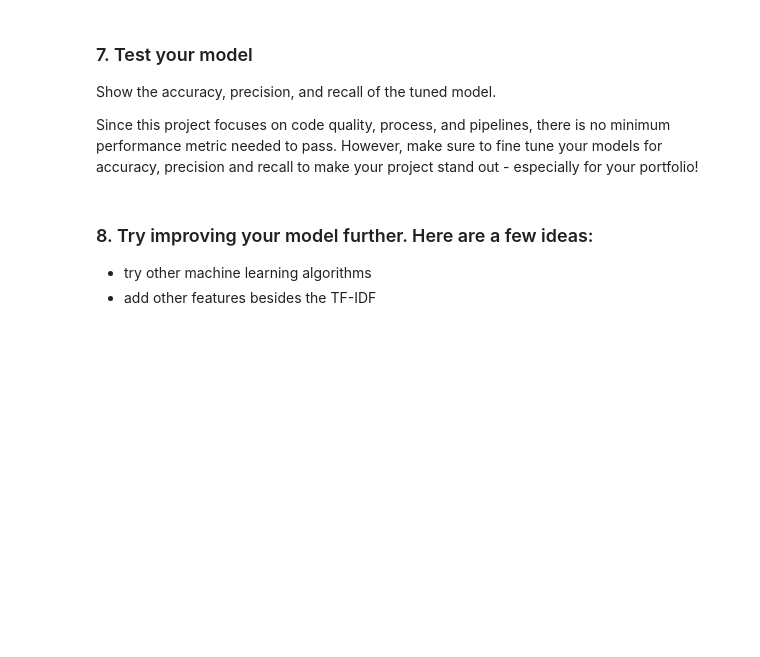
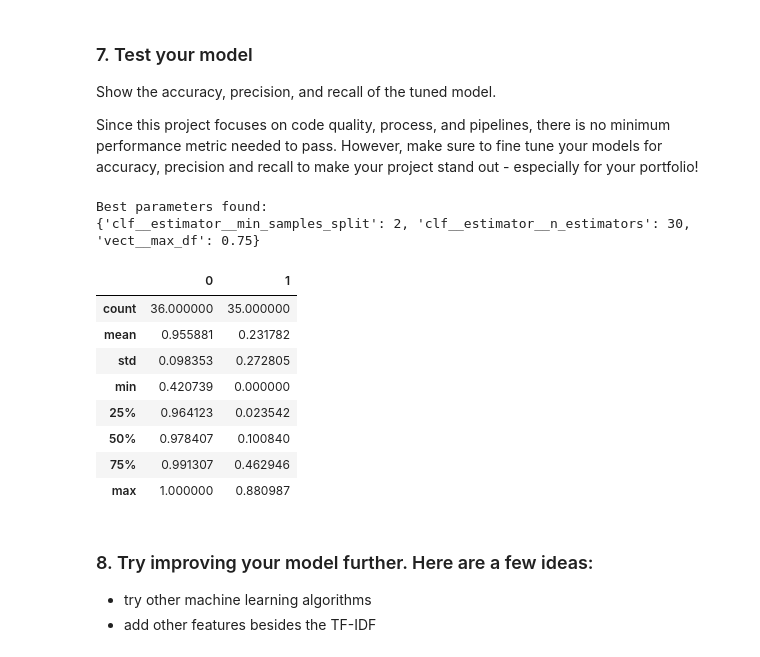
Before and after one commit to GinnCheng/Disaster-message-response, a Jupyter notebook: scripts/ML_Pipeline_Preparation.ipynb, the cells around one changed output. Cells and saved outputs as stored; diff of their text form; code cells hidden in the pictures; blank space fills up the shorter version.

```diff
--- a/scripts/ML_Pipeline_Preparation.ipynb
+++ b/scripts/ML_Pipeline_Preparation.ipynb
@@ -175,18 +146,9 @@ Use grid search to find better parameters.
 # %%
 parameters = {
     'vect__max_df': [0.75, 1.0],
-    'vect__max_features': [None, 5000],
-    'tfidf__use_idf': [True, False],
-    'clf__estimator__n_estimators': [50, 100],
+    'clf__estimator__n_estimators': [20, 30],
     'clf__estimator__min_samples_split': [2, 4]
 }
-cv = 2
+cv = 3
 grid_search = GridSearchCV(pipeline, param_grid=parameters, cv=cv, verbose=3, n_jobs=-1)
 grid_search.fit(X_train, y_train)
-
-# Print best parameters
-print("Best parameters found:")
-print(grid_search.best_params_)
-
-# Evaluate the model
-y_pred = grid_search.predict(X_test)
@@ -195,6 +172,30 @@ y_pred = grid_search.predict(X_test)
 Show the accuracy, precision, and recall of the tuned model.
 
 Since this project focuses on code quality, process, and  pipelines, there is no minimum performance metric needed to pass. However, make sure to fine tune your models for accuracy, precision and recall to make your project stand out - especially for your portfolio!
+# %%
+# Print best parameters
+print("Best parameters found:")
+print(grid_search.best_params_)
+
+# Evaluate the model
+y_pred = grid_search.predict(X_test)
+# %% [output]
+Best parameters found:
+{'clf__estimator__min_samples_split': 2, 'clf__estimator__n_estimators': 30, 'vect__max_df': 0.75}
+# %%
+# check the f1 score report
+f1_frame = f1_report_frame(y, y_test, y_pred)
+f1_frame.T.describe()
+# %% [output]
+|  | 0 | 1 |
+| count | 36.000000 | 35.000000 |
+| mean | 0.955881 | 0.231782 |
+| std | 0.098353 | 0.272805 |
+| min | 0.420739 | 0.000000 |
+| 25% | 0.964123 | 0.023542 |
+| 50% | 0.978407 | 0.100840 |
+| 75% | 0.991307 | 0.462946 |
+| max | 1.000000 | 0.880987 |
 # %% [markdown]
 ### 8. Try improving your model further. Here are a few ideas:
 * try other machine learning algorithms
```
Also changed, not shown: parts of 13 cells of this notebook.
